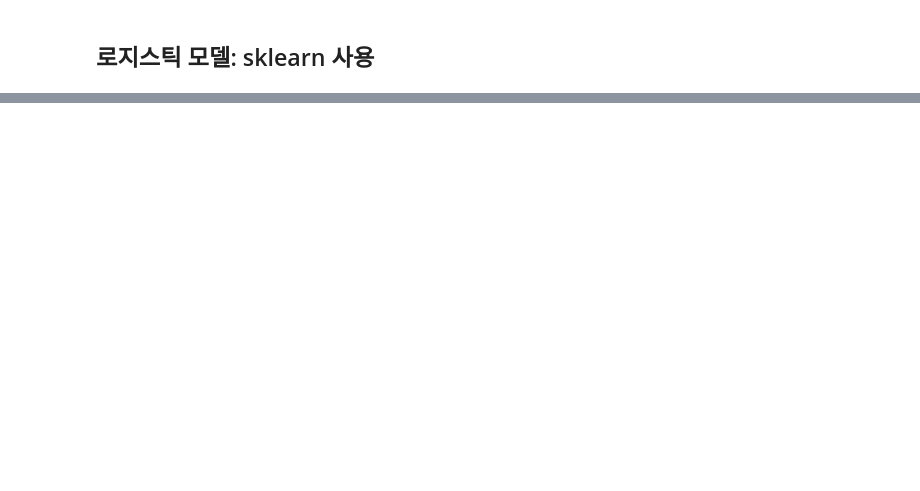
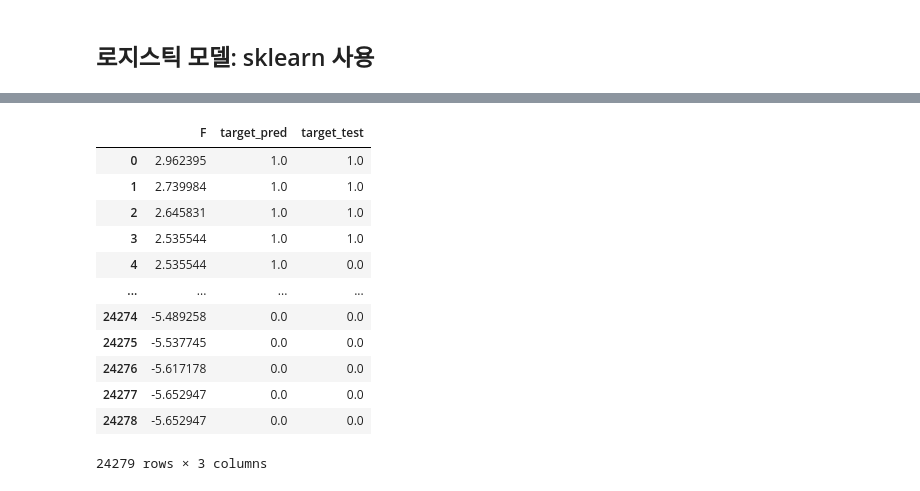
Before and after one commit to orezmis/COVID19, a Jupyter notebook: COVID19_LR_common.ipynb, the cells around one changed output, grey strips where cells are left out. Saved outputs shown, nothing was run; the diff lists cells and outputs as text; code cells hidden in the pictures; blank space fills up the shorter version.

```diff
--- a/COVID19_LR_common.ipynb
+++ b/COVID19_LR_common.ipynb
@@ -159,0 +246,3 @@ target_pred = model2.predict(x_test)
+# %%
+target_pred1 = model1.predict(x_test)
+target_pred1.shape
@@ -168,0 +279,17 @@ array([[16668,  1210],
+# %%
+dataseed = pd.DataFrame(np.vstack([f_value1, target_pred1, target_test]).T, columns=["F", "target_pred", "target_test"])
+dataseed.sort_values("F", ascending=False).reset_index(drop=True)
+# %% [output]
+|  | F | target_pred | target_test |
+| 0 | 2.962395 | 1.0 | 1.0 |
+| 1 | 2.739984 | 1.0 | 1.0 |
+| 2 | 2.645831 | 1.0 | 1.0 |
+| 3 | 2.535544 | 1.0 | 1.0 |
+| 4 | 2.535544 | 1.0 | 0.0 |
+| ... | ... | ... | ... |
+| 24274 | -5.489258 | 0.0 | 0.0 |
+| 24275 | -5.537745 | 0.0 | 0.0 |
+| 24276 | -5.617178 | 0.0 | 0.0 |
+| 24277 | -5.652947 | 0.0 | 0.0 |
+| 24278 | -5.652947 | 0.0 | 0.0 |
+24279 rows × 3 columns
```
Also changed, not shown: parts of 46 cells of this notebook.
